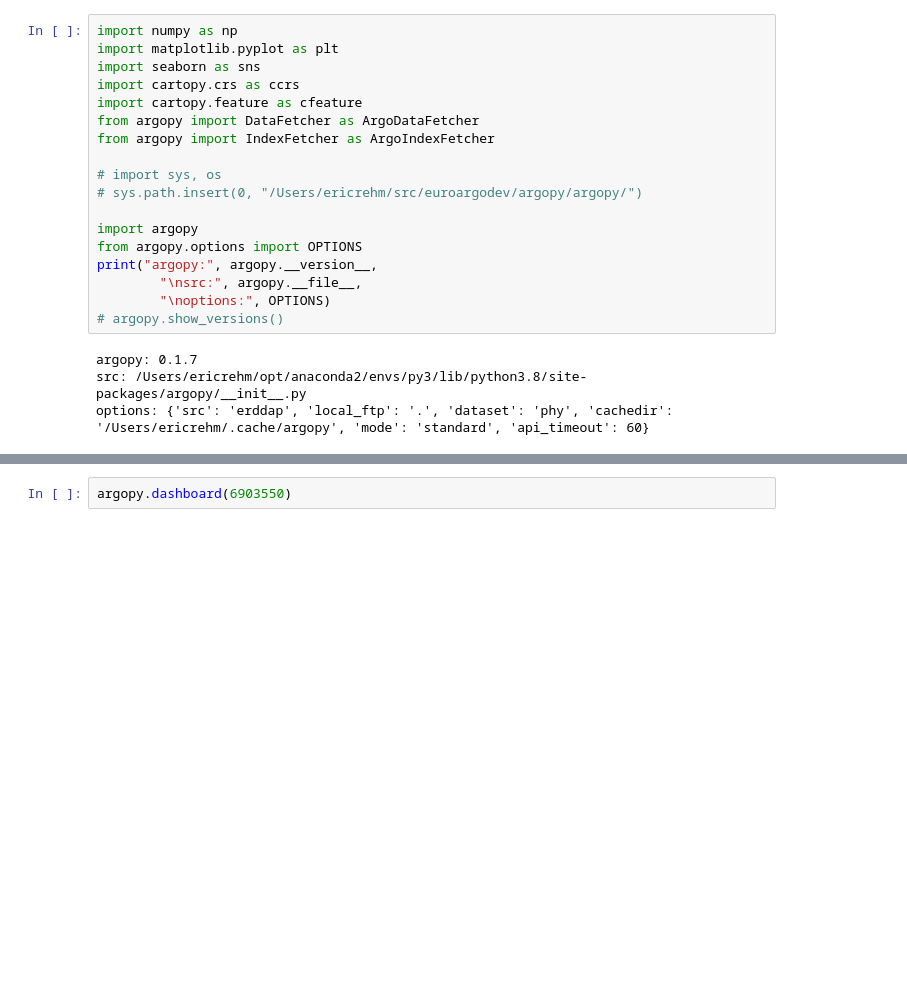
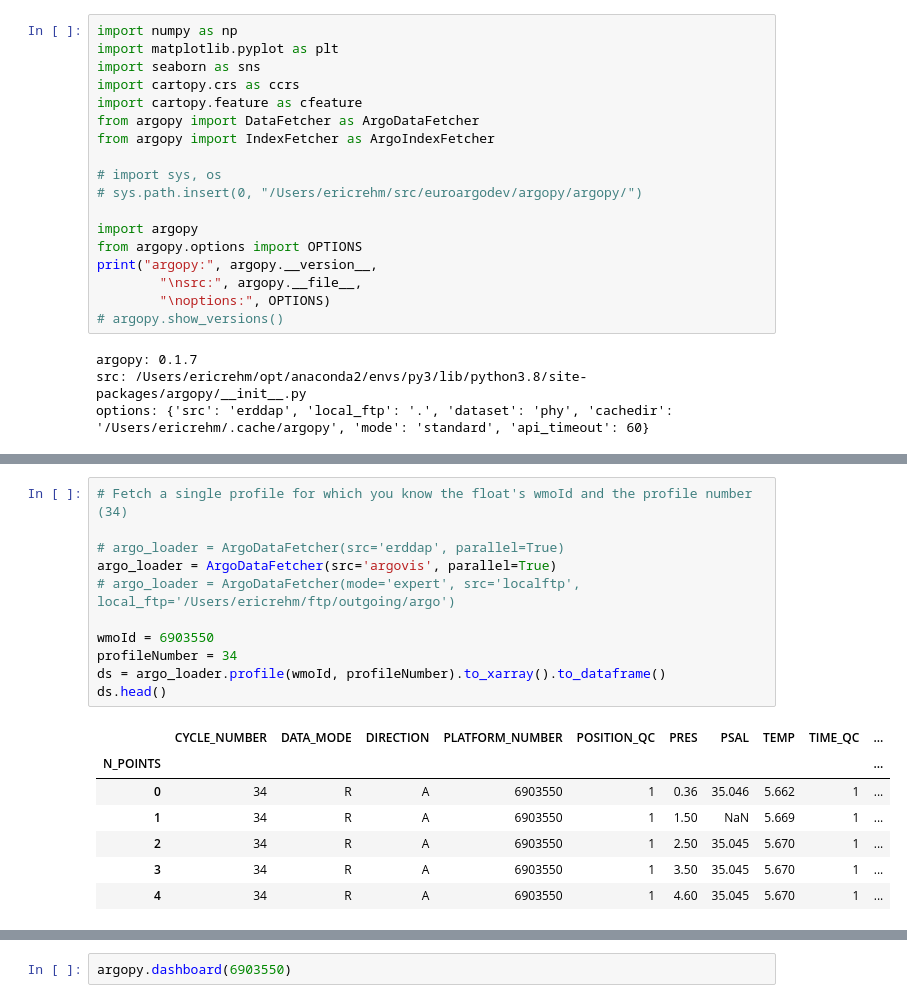
Before and after one commit to SBS-EREHM/Argo-Notebooks, a Jupyter notebook: notebooks/argopyTest.ipynb, the cells around one changed output, grey strips where cells are left out. Saved outputs shown, nothing was run; the diff lists cells and outputs as text; blank space fills up the shorter version.

```diff
--- a/notebooks/argopyTest.ipynb
+++ b/notebooks/argopyTest.ipynb
@@ -37,0 +23,19 @@ ds.head()
+# %%
+# Fetch a single profile for which you know the float's wmoId and the profile number (34)
+
+# argo_loader = ArgoDataFetcher(src='erddap', parallel=True)
+argo_loader = ArgoDataFetcher(src='argovis', parallel=True)
+# argo_loader = ArgoDataFetcher(mode='expert', src='localftp', local_ftp='/Users/ericrehm/ftp/outgoing/argo')
+
+wmoId = 6903550
+profileNumber = 34
+ds = argo_loader.profile(wmoId, profileNumber).to_xarray().to_dataframe()
+ds.head()
+# %% [output]
+|  | CYCLE_NUMBER | DATA_MODE | DIRECTION | PLATFORM_NUMBER | POSITION_QC | PRES | PSAL | TEMP | TIME_QC | ... |
+| N_POINTS |  |  |  |  |  |  |  |  |  | ... |
+| 0 | 34 | R | A | 6903550 | 1 | 0.36 | 35.046 | 5.662 | 1 | ... |
+| 1 | 34 | R | A | 6903550 | 1 | 1.50 | NaN | 5.669 | 1 | ... |
+| 2 | 34 | R | A | 6903550 | 1 | 2.50 | 35.045 | 5.670 | 1 | ... |
+| 3 | 34 | R | A | 6903550 | 1 | 3.50 | 35.045 | 5.670 | 1 | ... |
+| 4 | 34 | R | A | 6903550 | 1 | 4.60 | 35.045 | 5.670 | 1 | ... |
```
Also changed, not shown: parts of 9 cells of this notebook.
